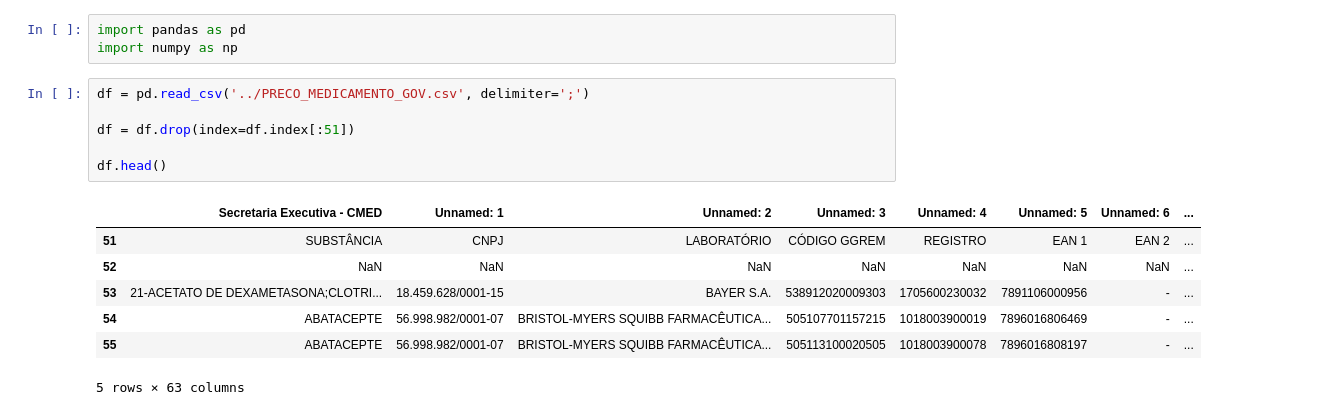
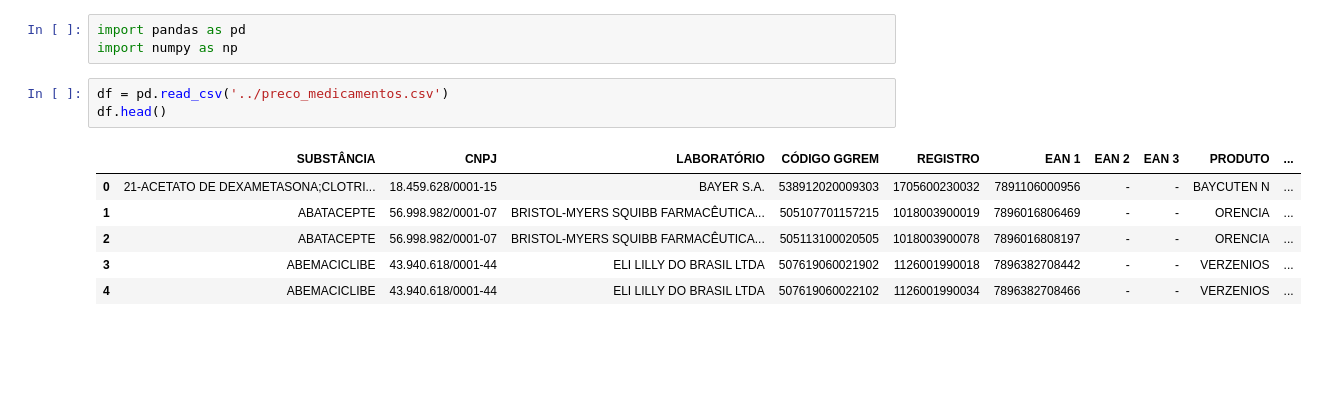
Before and after one commit to dib10/projeto, a Jupyter notebook: projeto.ipynb, the cells around one changed output. Saved outputs shown, nothing was run; the diff lists cells and outputs as text; blank space fills up the shorter version.

```diff
--- a/projeto.ipynb
+++ b/projeto.ipynb
@@ -2,17 +2,13 @@
 import pandas as pd
 import numpy as np
 # %%
-df = pd.read_csv('../PRECO_MEDICAMENTO_GOV.csv', delimiter=';')
-
-df = df.drop(index=df.index[:51])
-
+df = pd.read_csv('../preco_medicamentos.csv')
 df.head()
 # %% [output]
-|  | Secretaria Executiva - CMED | Unnamed: 1 | Unnamed: 2 | Unnamed: 3 | Unnamed: 4 | Unnamed: 5 | Unnamed: 6 | ... |
-| 51 | SUBSTÂNCIA | CNPJ | LABORATÓRIO | CÓDIGO GGREM | REGISTRO | EAN 1 | EAN 2 | ... |
-| 52 | NaN | NaN | NaN | NaN | NaN | NaN | NaN | ... |
-| 53 | 21-ACETATO DE DEXAMETASONA;CLOTRI... | 18.459.628/0001-15 | BAYER S.A. | 538912020009303 | 1705600230032 | 7891106000956 | - | ... |
-| 54 | ABATACEPTE | 56.998.982/0001-07 | BRISTOL-MYERS SQUIBB FARMACÊUTICA... | 505107701157215 | 1018003900019 | 7896016806469 | - | ... |
-| 55 | ABATACEPTE | 56.998.982/0001-07 | BRISTOL-MYERS SQUIBB FARMACÊUTICA... | 505113100020505 | 1018003900078 | 7896016808197 | - | ... |
+|  | SUBSTÂNCIA | CNPJ | LABORATÓRIO | CÓDIGO GGREM | REGISTRO | EAN 1 | EAN 2 | EAN 3 | PRODUTO | ... |
+| 0 | 21-ACETATO DE DEXAMETASONA;CLOTRI... | 18.459.628/0001-15 | BAYER S.A. | 538912020009303 | 1705600230032 | 7891106000956 | - | - | BAYCUTEN N | ... |
+| 1 | ABATACEPTE | 56.998.982/0001-07 | BRISTOL-MYERS SQUIBB FARMACÊUTICA... | 505107701157215 | 1018003900019 | 7896016806469 | - | - | ORENCIA | ... |
+| 2 | ABATACEPTE | 56.998.982/0001-07 | BRISTOL-MYERS SQUIBB FARMACÊUTICA... | 505113100020505 | 1018003900078 | 7896016808197 | - | - | ORENCIA | ... |
+| 3 | ABEMACICLIBE | 43.940.618/0001-44 | ELI LILLY DO BRASIL LTDA | 507619060021902 | 1126001990018 | 7896382708442 | - | - | VERZENIOS | ... |
+| 4 | ABEMACICLIBE | 43.940.618/0001-44 | ELI LILLY DO BRASIL LTDA | 507619060022102 | 1126001990034 | 7896382708466 | - | - | VERZENIOS | ... |
-5 rows × 63 columns
 # %%
```
Also changed, not shown: parts of 10 cells of this notebook.
